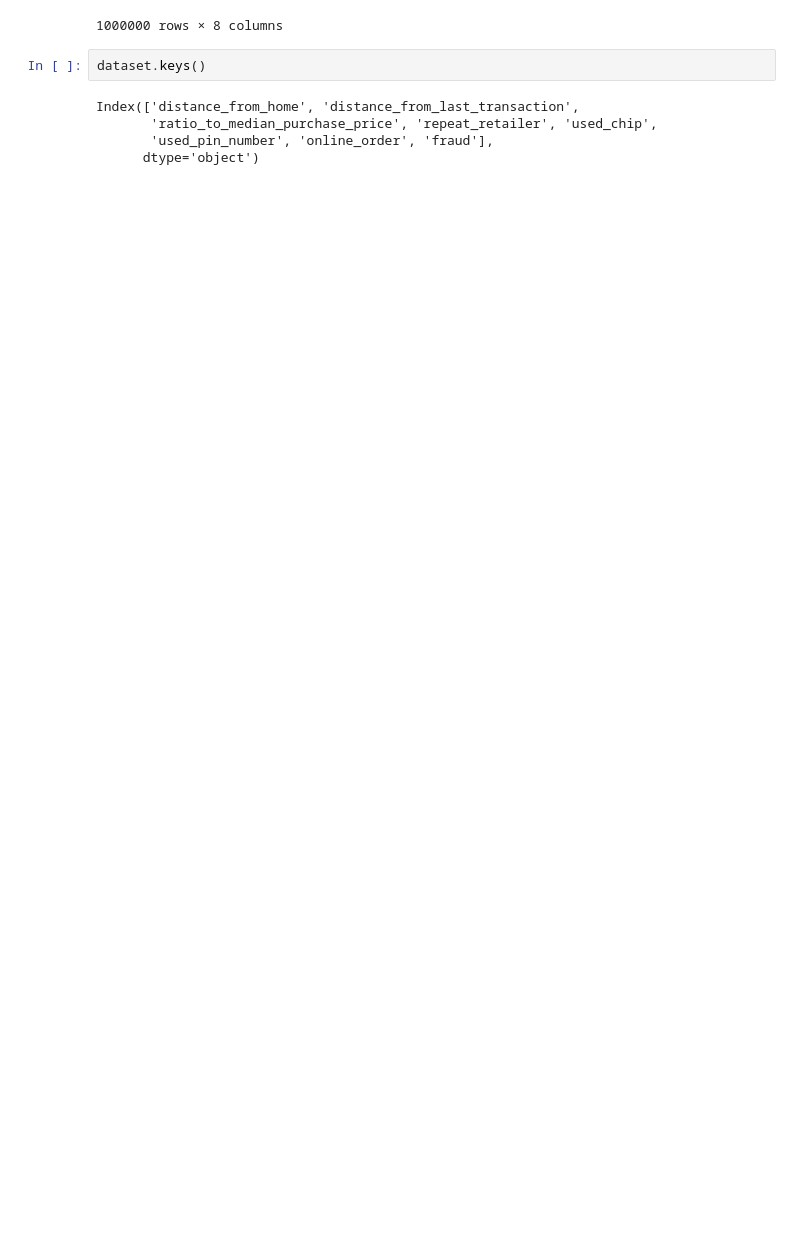
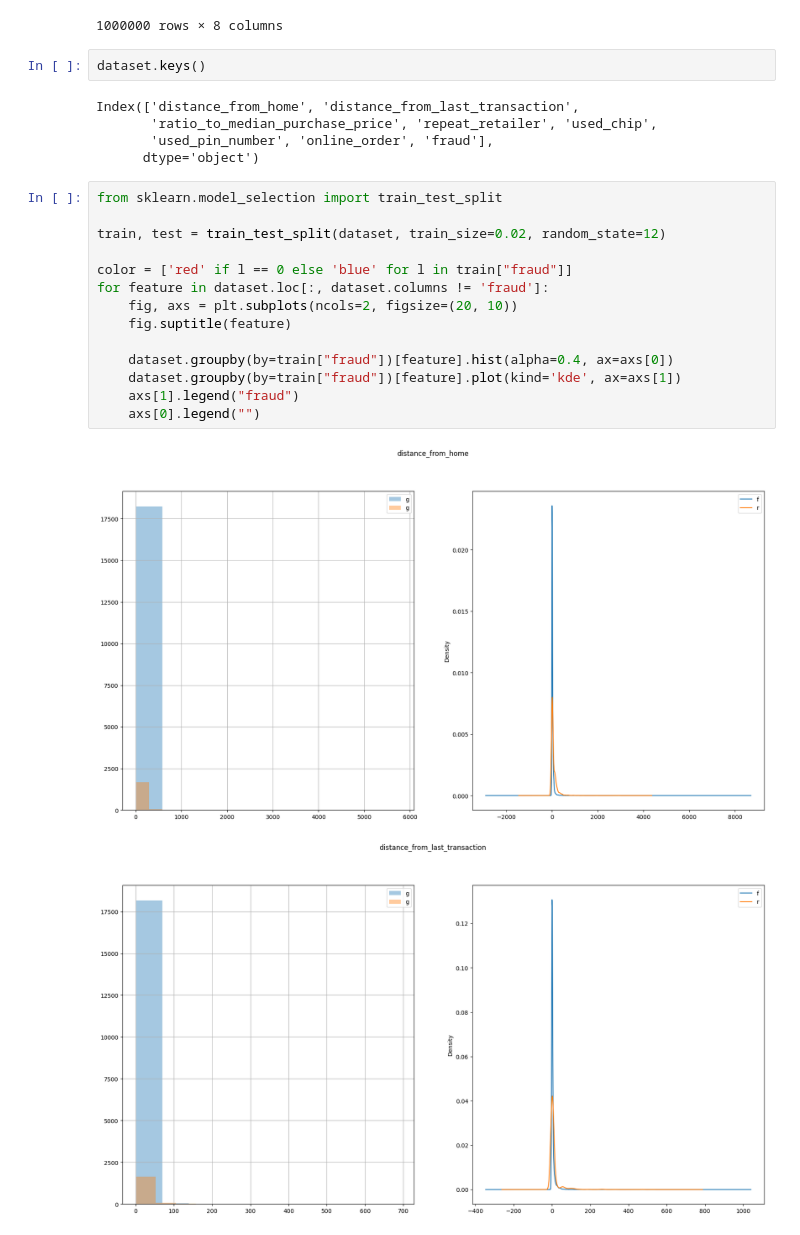
Before and after one commit to lamoincl/ml-credit-card-fraud, a Jupyter notebook: Project.ipynb, the cells around one changed output. Cells and saved outputs as stored; diff of their text form; blank space fills up the shorter version.

```diff
--- a/Project.ipynb
+++ b/Project.ipynb
@@ -27,3 +26,20 @@ Index(['distance_from_home', 'distance_from_last_transaction',
        'ratio_to_median_purchase_price', 'repeat_retailer', 'used_chip',
        'used_pin_number', 'online_order', 'fraud'],
       dtype='object')
+# %%
+from sklearn.model_selection import train_test_split
+
+train, test = train_test_split(dataset, train_size=0.02, random_state=12)
+
+color = ['red' if l == 0 else 'blue' for l in train["fraud"]]
+for feature in dataset.loc[:, dataset.columns != 'fraud']:
+    fig, axs = plt.subplots(ncols=2, figsize=(20, 10))
+    fig.suptitle(feature)
+
+    dataset.groupby(by=train["fraud"])[feature].hist(alpha=0.4, ax=axs[0])
+    dataset.groupby(by=train["fraud"])[feature].plot(kind='kde', ax=axs[1])
+    axs[1].legend("fraud")
+    axs[0].legend("")
+# %% [output]
+[figure, added]
+[figure, added]
```
Also changed, not shown: parts of 2 cells of this notebook.
